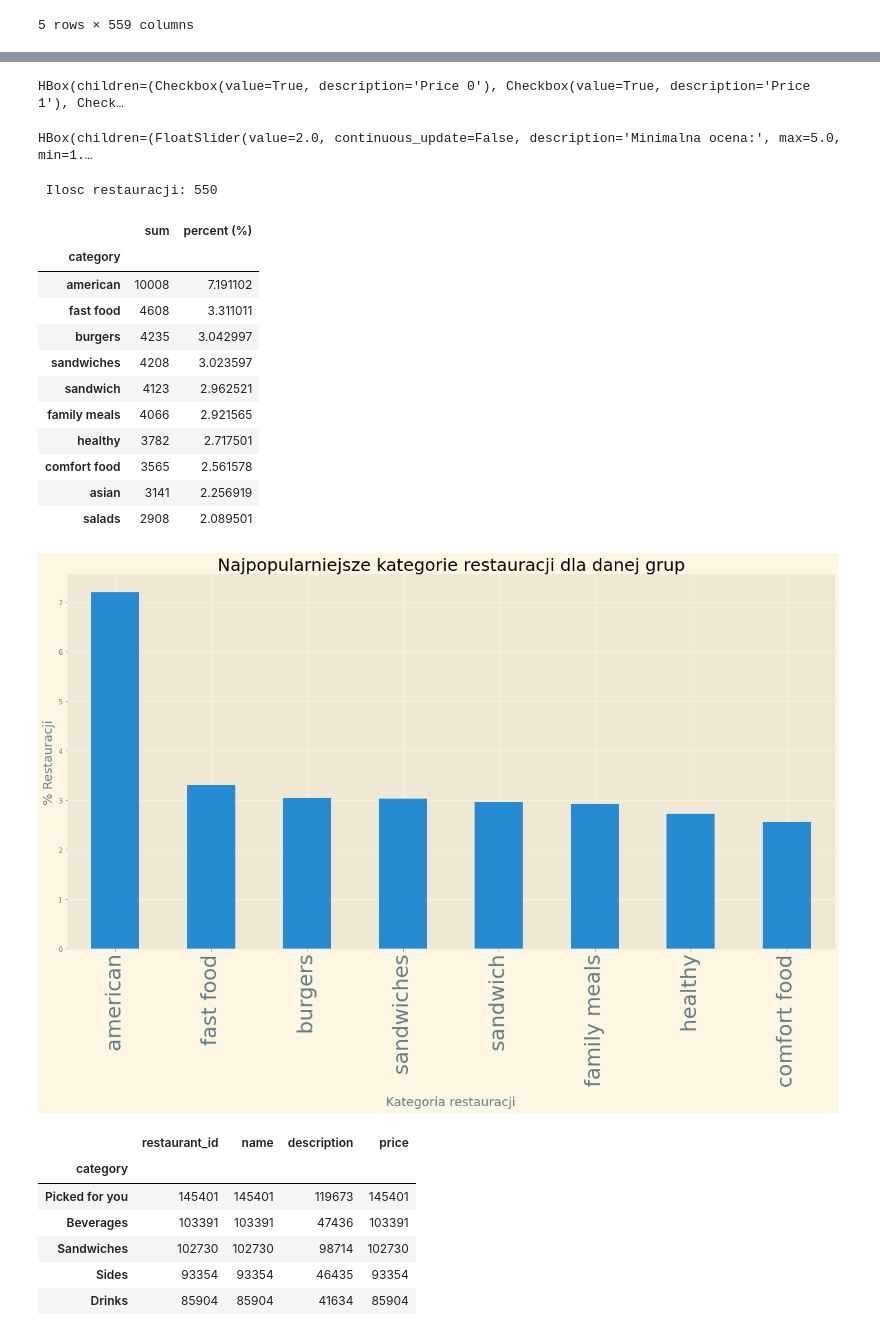
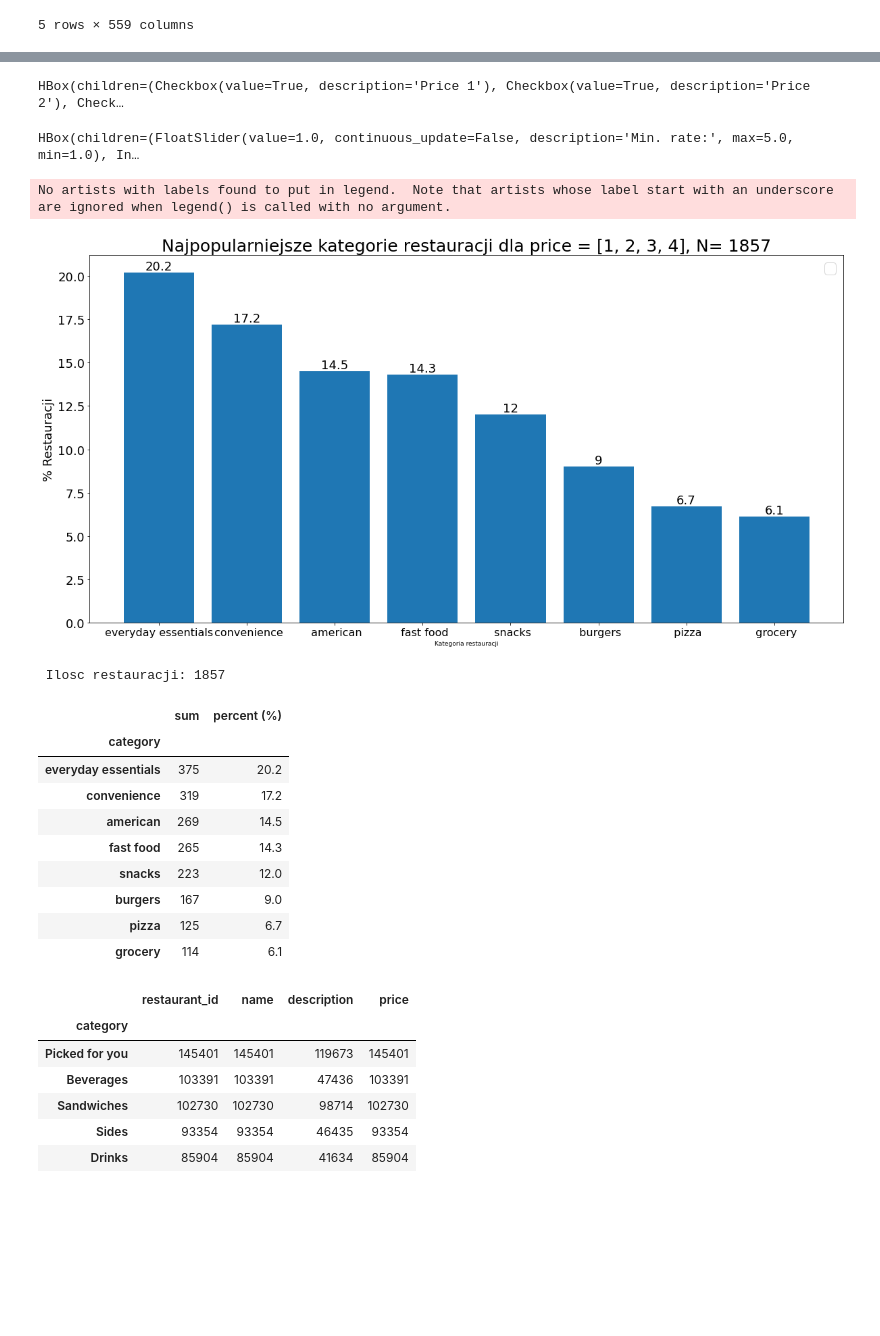
Before and after one commit to infoshareacademy/jdszr9-data_hunters, a Jupyter notebook: Uber Eats USA Restaurants and Menus/main.ipynb, the cells around one changed output, grey strips where cells are left out. Saved outputs shown, nothing was run; the diff lists cells and outputs as text; code cells hidden in the pictures; blank space fills up the shorter version.

Commit message:
Fixed problems with chart, processed repeated restaurant category names

```diff
--- a/Uber Eats USA Restaurants and Menus/main.ipynb
+++ b/Uber Eats USA Restaurants and Menus/main.ipynb
@@ -11,7 +11,6 @@ from sklearn.impute import SimpleImputer
 from ipywidgets import widgets
 import os
 from IPython.display import clear_output
-plt.style.use('Solarize_Light2')
 # %%
 def PrzetworzKategorie(df):
     # nazwy kategorii restauracji zmniejszam do małych liter, oraz rozdzielam do nowych kolumn o nazwach od 0 - 29
@@ -113,4 +131,4 @@ df_full_rest['score'] = mean_imputer.fit_transform(df_full_rest['score'].values.
 
 df_full_rest.head()
 
-df_new_rest=df_full_rest.copy()
+df_new_rest=df_full_rest
@@ -169,5 +262,4 @@ HBox(children=(FloatSlider(value=2.0, continuous_update=False, description='Mini
 # %%
-boxP0 = Checkbox(False, description='Price 0')
 boxP1= Checkbox(False, description='Price 1')
 boxP2 = Checkbox(False, description='Price 2')
 boxP3 = Checkbox(False, description='Price 3')
@@ -175,75 +267,77 @@ boxP4 = Checkbox(False, description='Price 4')
 
 ###RangeSlider
 min_score = widgets.FloatSlider(
-    value=2.0,
+    value=1.0,
     min=1.0,
     max=5.0,
     step=0.1,
-    description='Minimalna ocena:',
+    description='Min. rate:',
     continuous_update=False
 )
 max_pos = widgets.IntSlider(
-    value=3,
+    value=300,
     min=1.0,
     max=300,
     step=1.0,
-    description='Maksymalna pozycja w wyszukiwarce:',
+    description='Max pos:',
     continuous_update=False
 )
 
 
-container = widgets.HBox(children=[boxP0, boxP1, boxP2, boxP3,boxP4 ])
+container = widgets.HBox(children=[boxP1, boxP2, boxP3,boxP4 ])
 container2 = widgets.HBox(children=[min_score, max_pos ])
 display(container, alignment=False)
 display(container2, alignment=False)
 def changed(b):
     clear_output()
     display(container, alignment=False)
     display(container2, alignment=False)
-    df_filtered= filter_restaurants(df_new_rest, position_max=max_pos.value, prices =[ i for i, value in enumerate([boxP0.value, boxP1.value, boxP2.value, boxP3.value, boxP4.value]) if value == True], score_min=min_score.value)
+    df_filtered= filter_restaurants(df_new_rest, position_max=max_pos.value, prices =[ i for i, value in enumerate([0, boxP1.value, boxP2.value, boxP3.value, boxP4.value]) if value == True], score_min=min_score.value)
     cat_table =create_cat_table(df_filtered.iloc[:,8:])
-    print(f" Ilosc restauracji: {cat_table['sum'].count()}")
+
+
+    prices = [ i for i, value in enumerate([False, boxP1.value, boxP2.value, boxP3.value, boxP4.value]) if value == True]
+
+
+    fig, ax = plt.subplots()
+    bars = ax.bar(cat_table.iloc[:8, -1].index, cat_table.iloc[:8, -1].values)
+
+    ax.bar_label(bars)
+
+    ax.legend(loc='best', fontsize=22)
+    plt.rcParams["figure.figsize"] = (20,10)
+    N=cat_table['sum'].sum()
+    plt.rcParams['font.size'] = 18
+    ax.set_xlabel('Kategoria restauracji', fontsize=9)
+    ax.set_ylabel('% Restauracji', fontsize=18)
+    ax.set_title(f'Najpopularniejsze kategorie restauracji dla price = {prices}, N= {N}', fontsize=25)
+    plt.xticks(fontsize=16)
+    plt.show()
+    print(f" Ilosc restauracji: {cat_table['sum'].sum()}")
     display(cat_table.head(10))
 
-
-
-    plt.rcParams["figure.figsize"] = (20,10)
-    data_chart = cat_table.iloc[:8, -1].plot.bar()
-
-
-    data_chart.set_xlabel('Kategoria restauracji', fontsize=18)
-    data_chart.set_ylabel('% Restauracji', fontsize=18)
-    data_chart.set_title('Najpopularniejsze kategorie restauracji dla danej grup', fontsize=25)
-    plt.xticks(fontsize=30)
-    plt.show()
-
-    #plt.bar(cat_table.iloc[:10,:].index,cat_table.iloc[:10,0])
-
-
-boxP0.observe(changed,names="value")
 boxP1.observe(changed,names="value")
 boxP2.observe(changed,names="value")
 boxP3.observe(changed,names="value")
 boxP4.observe(changed,names="value")
 max_pos.observe(changed,names="value")
 min_score.observe(changed,names="value")
 # %% [output]
-HBox(children=(Checkbox(value=True, description='Price 0'), Checkbox(value=True, description='Price 1'), Check…
+HBox(children=(Checkbox(value=True, description='Price 1'), Checkbox(value=True, description='Price 2'), Check…
-HBox(children=(FloatSlider(value=2.0, continuous_update=False, description='Minimalna ocena:', max=5.0, min=1.…
+HBox(children=(FloatSlider(value=1.0, continuous_update=False, description='Min. rate:', max=5.0, min=1.0), In…
- Ilosc restauracji: 550
+No artists with labels found to put in legend.  Note that artists whose label start with an underscore are ignored when legend() is called with no argument.
+[figure, new version]
+ Ilosc restauracji: 1857
 |  | sum | percent (%) |
 | category |  |  |
-| american | 10008 | 7.191102 |
-| fast food | 4608 | 3.311011 |
-| burgers | 4235 | 3.042997 |
-| sandwiches | 4208 | 3.023597 |
-| sandwich | 4123 | 2.962521 |
-| family meals | 4066 | 2.921565 |
-| healthy | 3782 | 2.717501 |
-| comfort food | 3565 | 2.561578 |
-| asian | 3141 | 2.256919 |
-| salads | 2908 | 2.089501 |
+| everyday essentials | 375 | 20.2 |
+| convenience | 319 | 17.2 |
+| american | 269 | 14.5 |
+| fast food | 265 | 14.3 |
+| snacks | 223 | 12.0 |
+| burgers | 167 | 9.0 |
+| pizza | 125 | 6.7 |
+| grocery | 114 | 6.1 |
-[figure, old version]
 # %%
 # Badanie popularności kategorii dań w restauracjach
 
```
Also changed, not shown: parts of 9 cells of this notebook.
